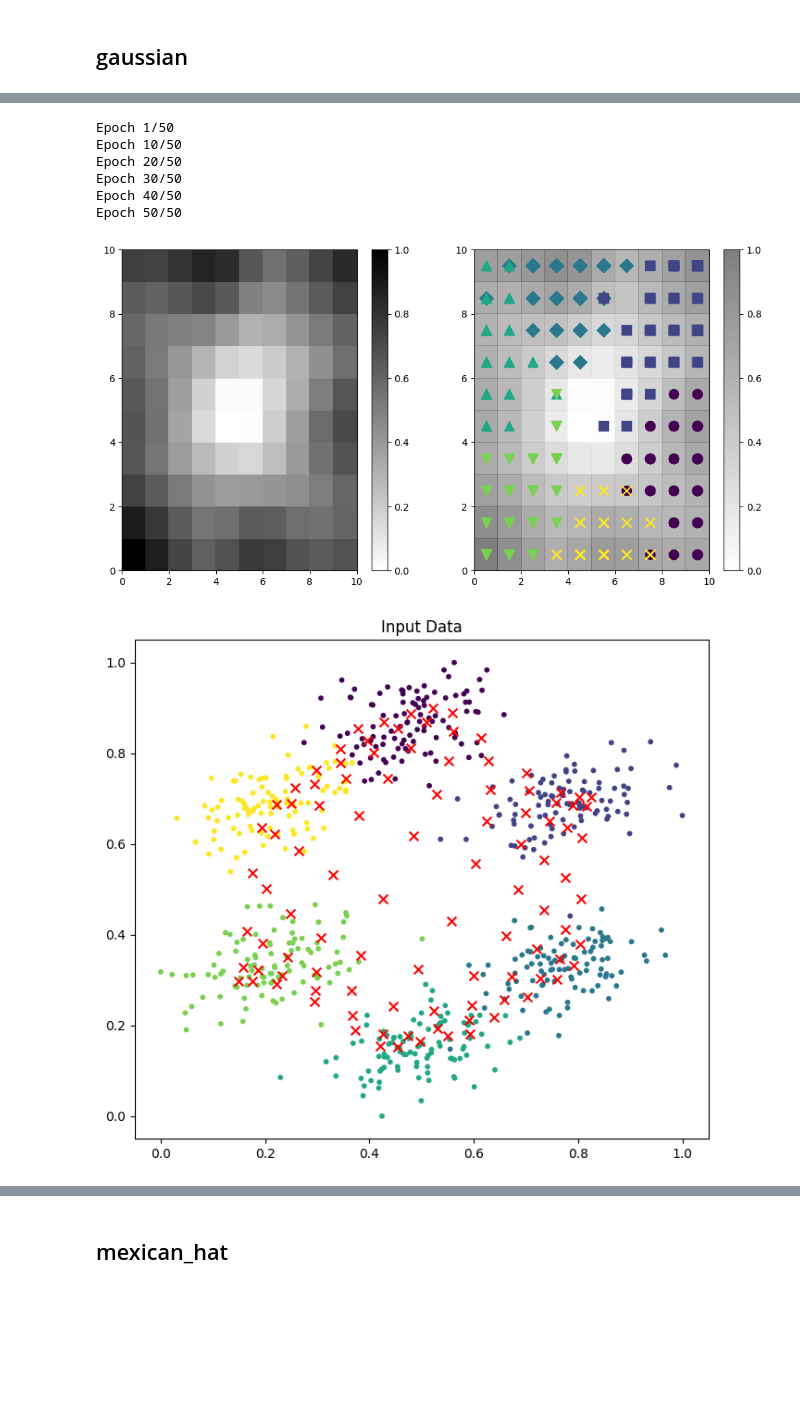
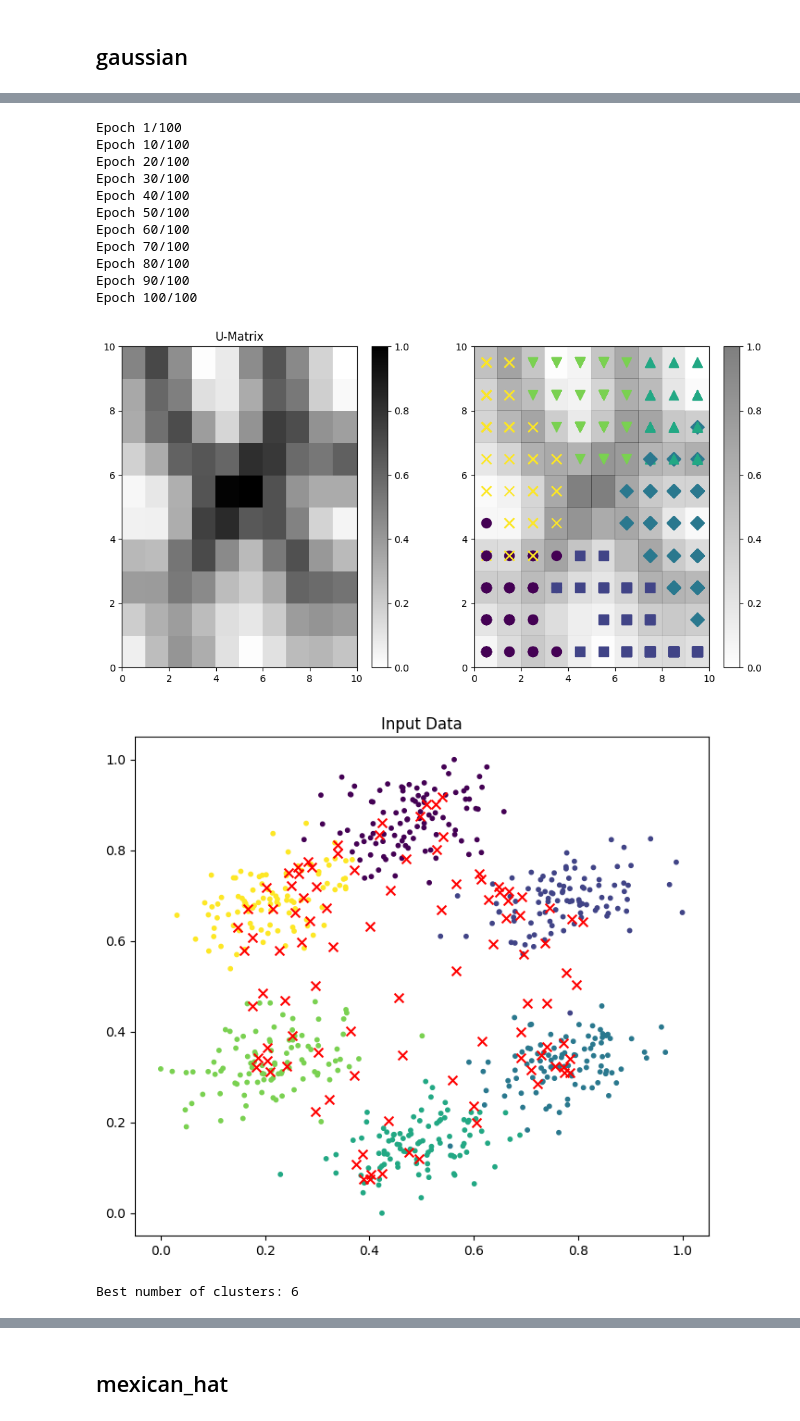
Before and after one commit to kuba-kapron/mio, a Jupyter notebook: KOH/koh1.ipynb, the cells around one changed output, grey strips where cells are left out. Drawn from its saved outputs; the diff is of its cells as text; code cells hidden in the pictures; blank space fills up the shorter version.

```diff
--- a/KOH/koh1.ipynb
+++ b/KOH/koh1.ipynb
@@ -79,18 +104,20 @@ def denormalize(data, min, max):
 # %%
 def draw_u_matrix(som, X, Y):
     fig, ax = plt.subplots(1, 2, figsize=(12, 6))
-    plot = ax[0].pcolor(som.distance_map().T, cmap='gist_yarg')
+    plot = ax[0].pcolor(som.u_matrix().T, cmap='gist_yarg')
     plt.colorbar(plot, ax=ax[0])
 
     markers = ['o', 's', 'D', '^', 'v', 'x', '+', '1', '2', '3', '4']
     colors = cm.get_cmap('viridis', len(np.unique(Y)))
-    plot = ax[1].pcolor(som.distance_map().T, cmap='gist_yarg', alpha=0.5)
+    plot = ax[1].pcolor(som.u_matrix().T, cmap='gist_yarg', alpha=0.5)
     plt.colorbar(plot, ax=ax[1])
 
     for i in range(len(X)):
         bmu = som.find_bmu(X[i])
         ax[1].scatter(bmu[1] + 0.5, bmu[0] + 0.5, marker=markers[Y[i]], c=colors(Y[i]), s=100, label=f'Class {Y[i]}')
 
+    ax[0].set_title('U-Matrix')
+
     plt.show()
 # %%
 def plot_som(som, X, Y):
@@ -99,6 +126,21 @@ def plot_som(som, X, Y):
     ax.scatter(som.weights[:, :, 0].flatten(), som.weights[:, :, 1].flatten(), c='red', s=50, marker='x')
     ax.set_title('Input Data')
     plt.show()
+# %%
+def draw_neuron_comp(som, X, Y, n_lanbels):
+    fig, ax = plt.subplots(2, n_lanbels//2, figsize=(6 * n_lanbels//2, 12))
+    matrices = np.zeros((som.size[0], som.size[1], n_lanbels))
+    for i in range(len(X)):
+        bmu = som.find_bmu(X[i])
+        matrices[bmu[0], bmu[1], Y[i]] += 1
+    for i in range(n_lanbels):
+        plot = ax[i // (n_lanbels//2), i % (n_lanbels//2)].pcolor(matrices[:, :, i], cmap='gist_yarg')
+        plt.colorbar(plot, ax=ax[i // (n_lanbels//2), i % (n_lanbels//2)])
+        ax[i // (n_lanbels//2), i % (n_lanbels//2)].set_title(f'Class {i}')
+
+
+    plt.tight_layout()
+    plt.show()
 # %% [markdown]
 # hexagon
 # %%
@@ -123,8 +165,10 @@ input_size = 2
 # %% [markdown]
 ## gaussian
 # %%
-som = SOM(10, 10, 2, nbhd_fun_name='gaussian', nbhd_width=0.1, lr_decay_rate=25)
-som.fit(X_norm, epochs=50, n_display_epochs=10)
+som = SOM(10, 10, 2, nbhd_fun_name='gaussian', nbhd_width=0.1, lr_decay_rate=1000)
+som.fit(X_norm, epochs=100, n_display_epochs=10)
 draw_u_matrix(som, X_norm, Y)
 plot_som(som, X_norm, Y)
+find_n_clusters(som, max_k=10)
+draw_neuron_comp(som, X_norm, Y, n_lanbels=6)
 # %% [output]
@@ -139,6 +190,8 @@ Epoch 50/50
 # %%
-som = SOM(10, 10, 2, nbhd_fun_name='gaussian', nbhd_width=0.2, lr_decay_rate=25)
-som.fit(X_norm, epochs=50, n_display_epochs=10)
+som = SOM(10, 10, 2, nbhd_fun_name='gaussian', nbhd_width=1, lr_decay_rate=1000)
+som.fit(X_norm, epochs=100, n_display_epochs=10)
 draw_u_matrix(som, X_norm, Y)
 plot_som(som, X_norm, Y)
+find_n_clusters(som, max_k=10)
+draw_neuron_comp(som, X_norm, Y, n_lanbels=6)
 # %% [output]
@@ -153,14 +213,22 @@ Epoch 50/50
 # %%
-som = SOM(10, 10, 2, nbhd_fun_name='gaussian', nbhd_width=2, lr_decay_rate=25)
-som.fit(X_norm, epochs=50, n_display_epochs=10)
+som = SOM(10, 10, 2, nbhd_fun_name='gaussian', nbhd_width=2, lr_decay_rate=1000)
+som.fit(X_norm, epochs=100, n_display_epochs=10)
 draw_u_matrix(som, X_norm, Y)
 plot_som(som, X_norm, Y)
+find_n_clusters(som, max_k=10)
+draw_neuron_comp(som, X_norm, Y, n_lanbels=6)
 # %% [output]
-Epoch 1/50
-Epoch 10/50
-Epoch 20/50
-Epoch 30/50
-Epoch 40/50
-Epoch 50/50
+Epoch 1/100
+Epoch 10/100
+Epoch 20/100
+Epoch 30/100
+Epoch 40/100
+Epoch 50/100
+Epoch 60/100
+Epoch 70/100
+Epoch 80/100
+Epoch 90/100
+Epoch 100/100
-[figure, old version]
+[figure, new version]
-[figure, old version]
+[figure, new version]
+Best number of clusters: 6
```
Also changed, not shown: parts of 20 cells of this notebook, 26 other files.
